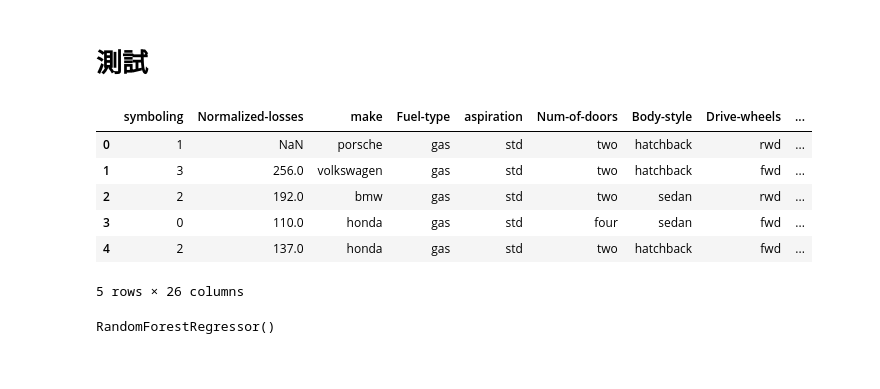
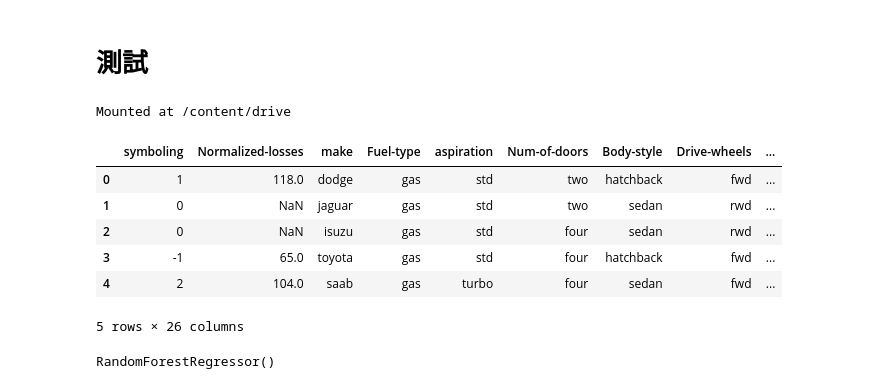
Before and after one commit to Yiting916/ML, a Jupyter notebook: 3_01_LAB_Automobile_推理階段.ipynb, the cells around one changed output. Saved outputs shown, nothing was run; the diff lists cells and outputs as text; code cells hidden in the pictures.

```diff
--- a/3_01_LAB_Automobile_推理階段.ipynb
+++ b/3_01_LAB_Automobile_推理階段.ipynb
@@ -2,19 +2,24 @@
 <a href="https://colab.research.google.com/github/Yiting916/ML/blob/main/3_01_LAB_Automobile_%E6%8E%A8%E7%90%86%E9%9A%8E%E6%AE%B5.ipynb" target="_parent"><img src="https://colab.research.google.com/assets/colab-badge.svg" alt="Open In Colab"/></a>
 # %% [markdown]
 # 測試
+# %%
+from google.colab import drive
+drive.mount('/content/drive')
+# %% [output]
+Mounted at /content/drive
 # %%
 #載入測試用資料
 import pandas as pd
 import numpy as np
-data = pd.read_csv('../data/Automobile_Test.csv')
+data = pd.read_csv('/content/drive/MyDrive/YiTing/Learning/Python/ML/Automobile_Test.csv')
 data.head()
 # %% [output]
 |  | symboling | Normalized-losses | make | Fuel-type | aspiration | Num-of-doors | Body-style | Drive-wheels | ... |
-| 0 | 1 | NaN | porsche | gas | std | two | hatchback | rwd | ... |
-| 1 | 3 | 256.0 | volkswagen | gas | std | two | hatchback | fwd | ... |
-| 2 | 2 | 192.0 | bmw | gas | std | two | sedan | rwd | ... |
-| 3 | 0 | 110.0 | honda | gas | std | four | sedan | fwd | ... |
-| 4 | 2 | 137.0 | honda | gas | std | two | hatchback | fwd | ... |
+| 0 | 1 | 118.0 | dodge | gas | std | two | hatchback | fwd | ... |
+| 1 | 0 | NaN | jaguar | gas | std | two | sedan | rwd | ... |
+| 2 | 0 | NaN | isuzu | gas | std | four | sedan | rwd | ... |
+| 3 | -1 | 65.0 | toyota | gas | std | four | hatchback | fwd | ... |
+| 4 | 2 | 104.0 | saab | gas | turbo | four | sedan | fwd | ... |
 5 rows × 26 columns
 # %%
 # 刪除 price為空值的資料列
```
Also changed, not shown: parts of 3 cells of this notebook.
